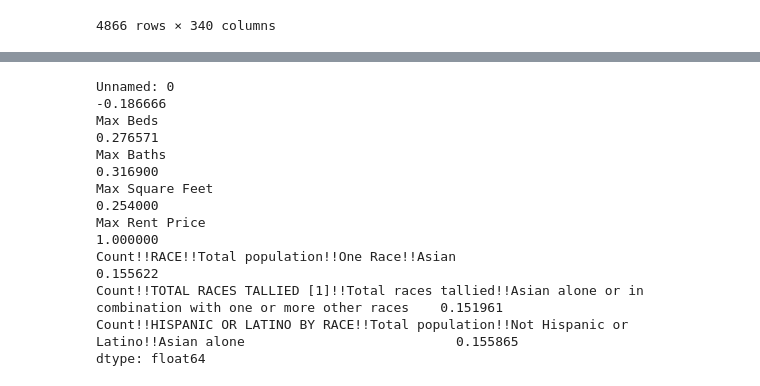
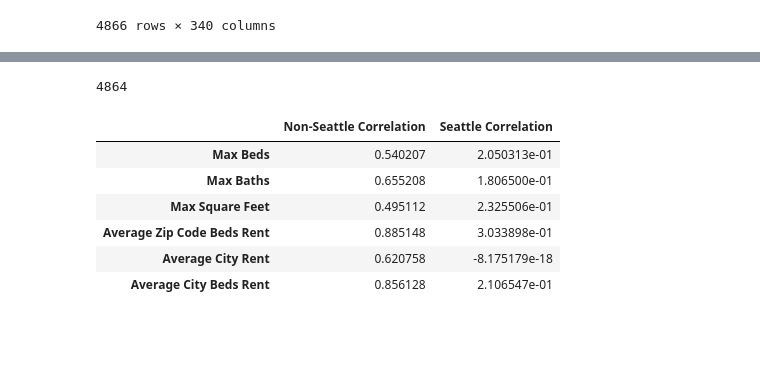
Before and after one commit to drago9773/stoebebirch, a Jupyter notebook: rent_prediction.ipynb, the cells around one changed output, grey strips where cells are left out. Saved outputs shown, nothing was run; the diff lists cells and outputs as text; code cells hidden in the pictures; blank space fills up the shorter version.

```diff
--- a/rent_prediction.ipynb
+++ b/rent_prediction.ipynb
@@ -103,18 +88,34 @@ correlation_with_target = df_with_demo[features].corrwith(df_with_demo[target])
-# %%
-high_correlation_features = correlation_with_target[correlation_with_target.abs() > 0.1]
-
-
-print(high_correlation_features)
-# %% [output]
-Unnamed: 0                                                                                                        -0.186666
-Max Beds                                                                                                           0.276571
-Max Baths                                                                                                          0.316900
-Max Square Feet                                                                                                    0.254000
-Max Rent Price                                                                                                     1.000000
-Count!!RACE!!Total population!!One Race!!Asian                                                                     0.155622
-Count!!TOTAL RACES TALLIED [1]!!Total races tallied!!Asian alone or in combination with one or more other races    0.151961
-Count!!HISPANIC OR LATINO BY RACE!!Total population!!Not Hispanic or Latino!!Asian alone                           0.155865
-dtype: float64
+# %%
+df["ZIP Code"].count()
+# %% [output]
+4864
+# %%
+features = ["Max Beds", "Max Baths", "Max Square Feet", 'Average Zip Code Beds Rent', 'Average City Rent',
+       'Average City Beds Rent']
+target = "Max Rent Price"
+
+
+non_seattle_df = df[df["City"] != "Seattle"]
+non_seattle_correlation = non_seattle_df[features].corrwith(non_seattle_df[target])
+
+seattle_df = df[df["City"] == "Seattle"]
+seattle_correlation = seattle_df[features].corrwith(seattle_df[target])
+
+
+combined_correlation = pd.DataFrame({
+    "Non-Seattle Correlation": non_seattle_correlation,
+    "Seattle Correlation": seattle_correlation
+})
+
+display(combined_correlation)
+# %% [output]
+|  | Non-Seattle Correlation | Seattle Correlation |
+| Max Beds | 0.540207 | 2.050313e-01 |
+| Max Baths | 0.655208 | 1.806500e-01 |
+| Max Square Feet | 0.495112 | 2.325506e-01 |
+| Average Zip Code Beds Rent | 0.885148 | 3.033898e-01 |
+| Average City Rent | 0.620758 | -8.175179e-18 |
+| Average City Beds Rent | 0.856128 | 2.106547e-01 |
 # %%
 
 # Features and target
```
Also changed, not shown: parts of 7 cells of this notebook.
